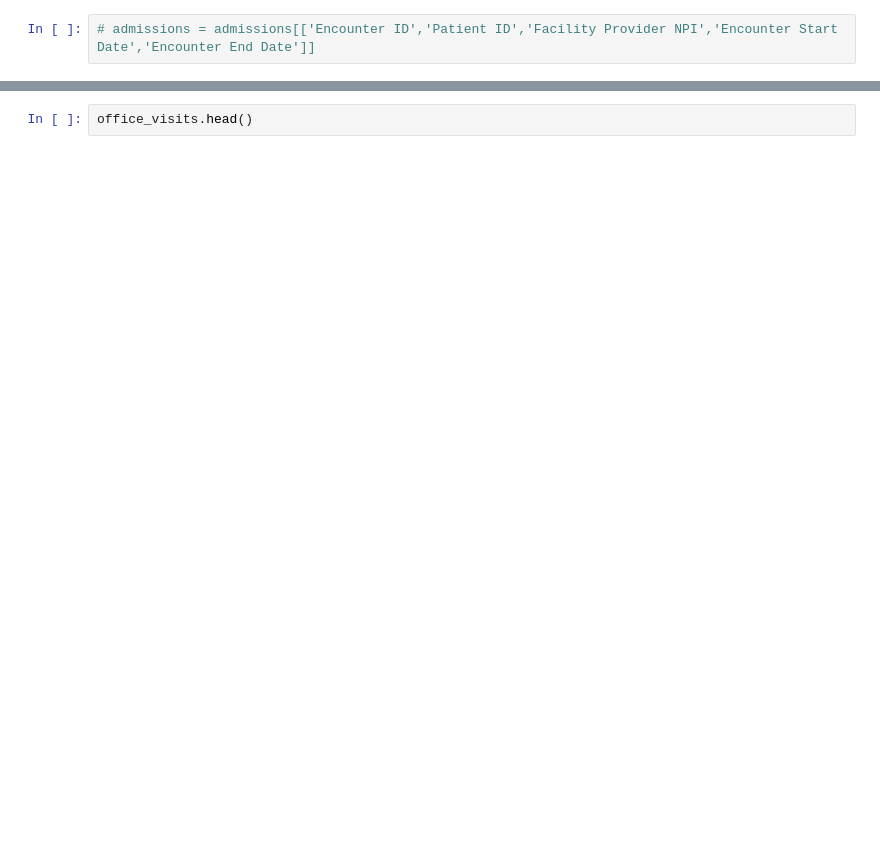
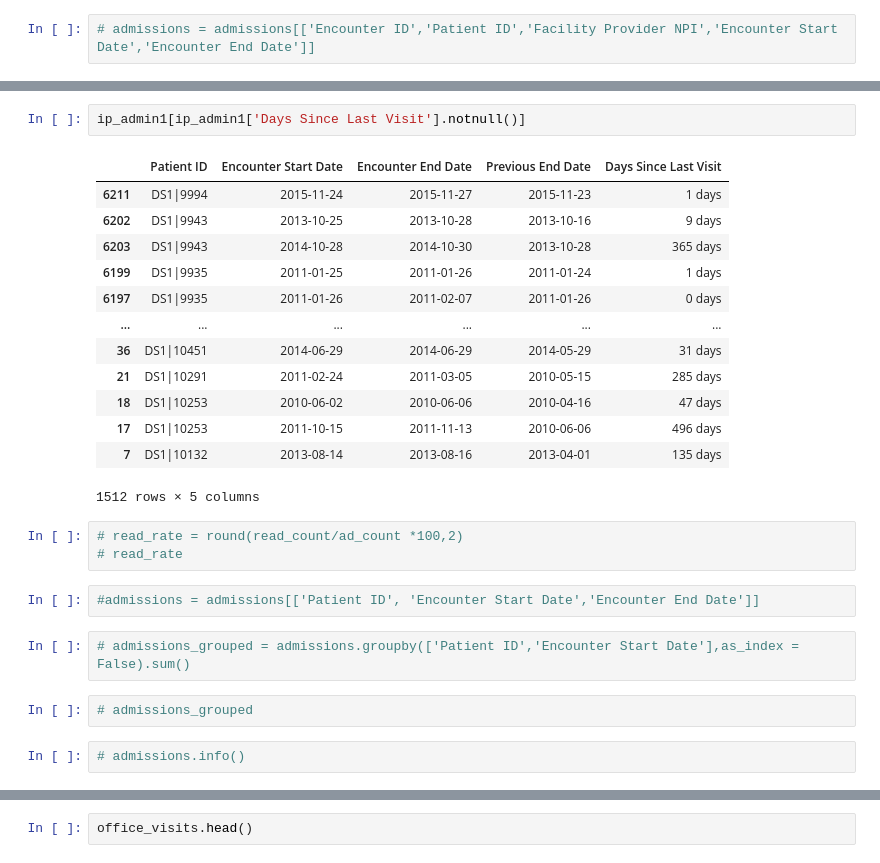
Before and after one commit to tipearso/hospital-readmissions, a Jupyter notebook: notebooks/hospital_readmissions.ipynb, the cells around one changed output, grey strips where cells are left out. Cells and saved outputs as stored; diff of their text form; blank space fills up the shorter version.

```diff
--- a/notebooks/hospital_readmissions.ipynb
+++ b/notebooks/hospital_readmissions.ipynb
@@ -63,3 +135,30 @@ admissions.head()
+# %%
+ip_admin1[ip_admin1['Days Since Last Visit'].notnull()]
+# %% [output]
+|  | Patient ID | Encounter Start Date | Encounter End Date | Previous End Date | Days Since Last Visit |
+| 6211 | DS1|9994 | 2015-11-24 | 2015-11-27 | 2015-11-23 | 1 days |
+| 6202 | DS1|9943 | 2013-10-25 | 2013-10-28 | 2013-10-16 | 9 days |
+| 6203 | DS1|9943 | 2014-10-28 | 2014-10-30 | 2013-10-28 | 365 days |
+| 6199 | DS1|9935 | 2011-01-25 | 2011-01-26 | 2011-01-24 | 1 days |
+| 6197 | DS1|9935 | 2011-01-26 | 2011-02-07 | 2011-01-26 | 0 days |
+| ... | ... | ... | ... | ... | ... |
+| 36 | DS1|10451 | 2014-06-29 | 2014-06-29 | 2014-05-29 | 31 days |
+| 21 | DS1|10291 | 2011-02-24 | 2011-03-05 | 2010-05-15 | 285 days |
+| 18 | DS1|10253 | 2010-06-02 | 2010-06-06 | 2010-04-16 | 47 days |
+| 17 | DS1|10253 | 2011-10-15 | 2011-11-13 | 2010-06-06 | 496 days |
+| 7 | DS1|10132 | 2013-08-14 | 2013-08-16 | 2013-04-01 | 135 days |
+1512 rows × 5 columns
+# %%
+# read_rate = round(read_count/ad_count *100,2)
+# read_rate
+# %%
+#admissions = admissions[['Patient ID', 'Encounter Start Date','Encounter End Date']]
+# %%
+# admissions_grouped = admissions.groupby(['Patient ID','Encounter Start Date'],as_index = False).sum()
+# %%
+# admissions_grouped
+# %%
+# admissions.info()
 # %%
 # admissions[['First','second','third','fourth','fifth','sixth','Last']] = admissions['Encounter ID'].apply(
 #    lambda x: pd.Series(str(x).split("|")))
```
Also changed, not shown: parts of 19 cells of this notebook.
